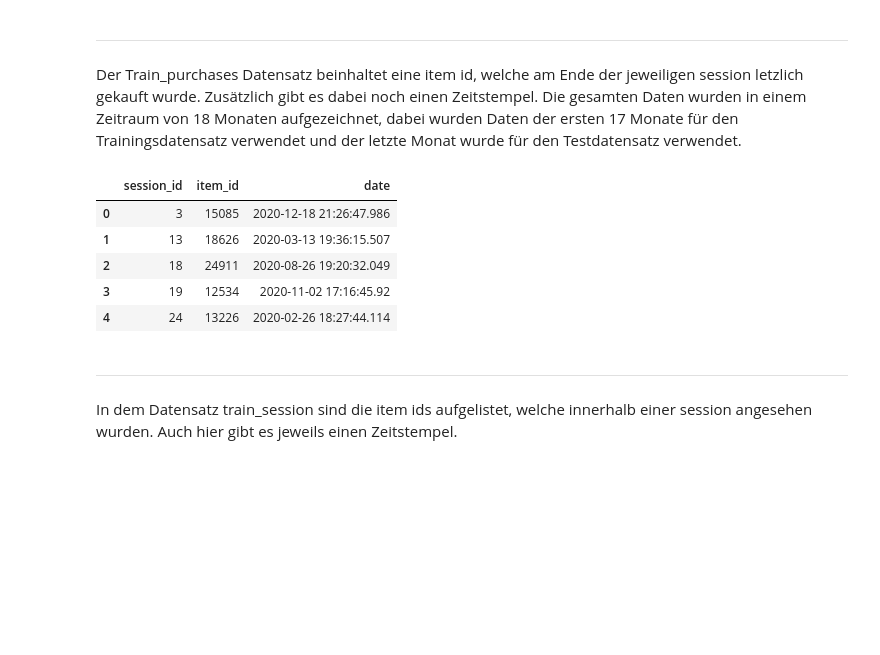
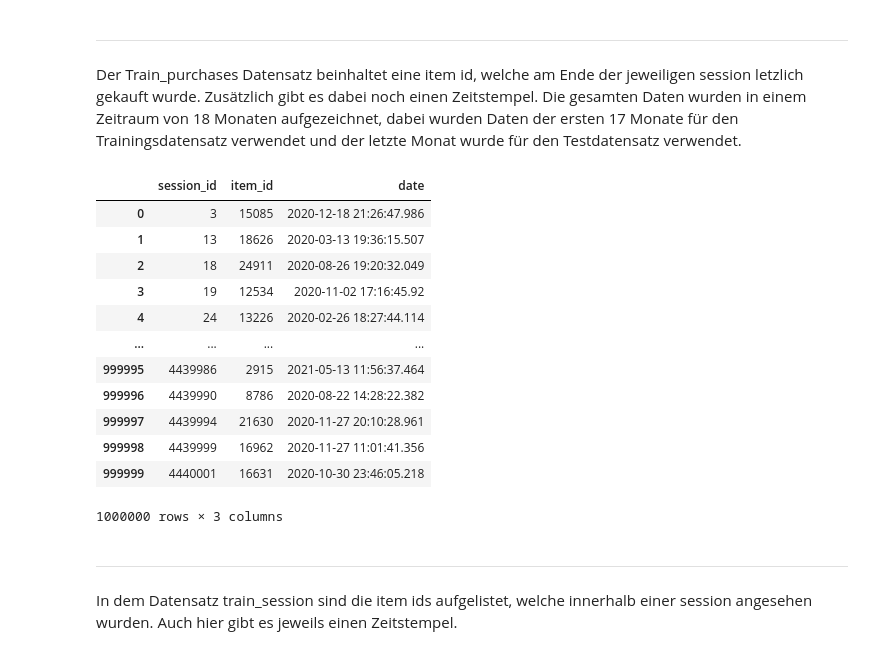
Before and after one commit to Ananassio/Data-Science_lab, a Jupyter notebook: Project/Data.ipynb, the cells around one changed output. Drawn from its saved outputs; the diff is of its cells as text; code cells hidden in the pictures; blank space fills up the shorter version.

```diff
--- a/Project/Data.ipynb
+++ b/Project/Data.ipynb
@@ -130,14 +130,21 @@ features.describe()
 Der Train_purchases Datensatz beinhaltet eine item id, welche am Ende der jeweiligen session letzlich gekauft wurde. Zusätzlich gibt es dabei noch einen Zeitstempel.
 Die gesamten Daten wurden in einem Zeitraum von 18 Monaten aufgezeichnet, dabei wurden Daten der ersten 17 Monate für den Trainingsdatensatz verwendet und der letzte Monat wurde für den Testdatensatz verwendet.
 # %%
-train_purchases.head()
+train_purchases
 # %% [output]
 |  | session_id | item_id | date |
 | 0 | 3 | 15085 | 2020-12-18 21:26:47.986 |
 | 1 | 13 | 18626 | 2020-03-13 19:36:15.507 |
 | 2 | 18 | 24911 | 2020-08-26 19:20:32.049 |
 | 3 | 19 | 12534 | 2020-11-02 17:16:45.92 |
 | 4 | 24 | 13226 | 2020-02-26 18:27:44.114 |
+| ... | ... | ... | ... |
+| 999995 | 4439986 | 2915 | 2021-05-13 11:56:37.464 |
+| 999996 | 4439990 | 8786 | 2020-08-22 14:28:22.382 |
+| 999997 | 4439994 | 21630 | 2020-11-27 20:10:28.961 |
+| 999998 | 4439999 | 16962 | 2020-11-27 11:01:41.356 |
+| 999999 | 4440001 | 16631 | 2020-10-30 23:46:05.218 |
+1000000 rows × 3 columns
 # %% [markdown]
 
 
```
Also changed, not shown: parts of 28 cells of this notebook.
